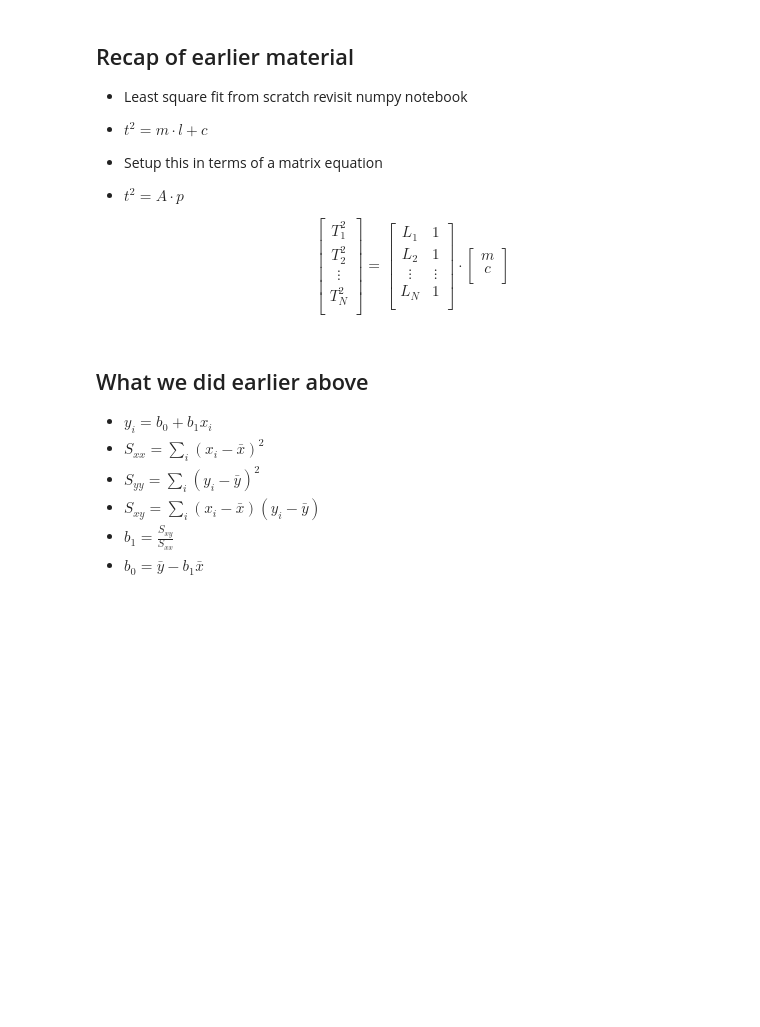
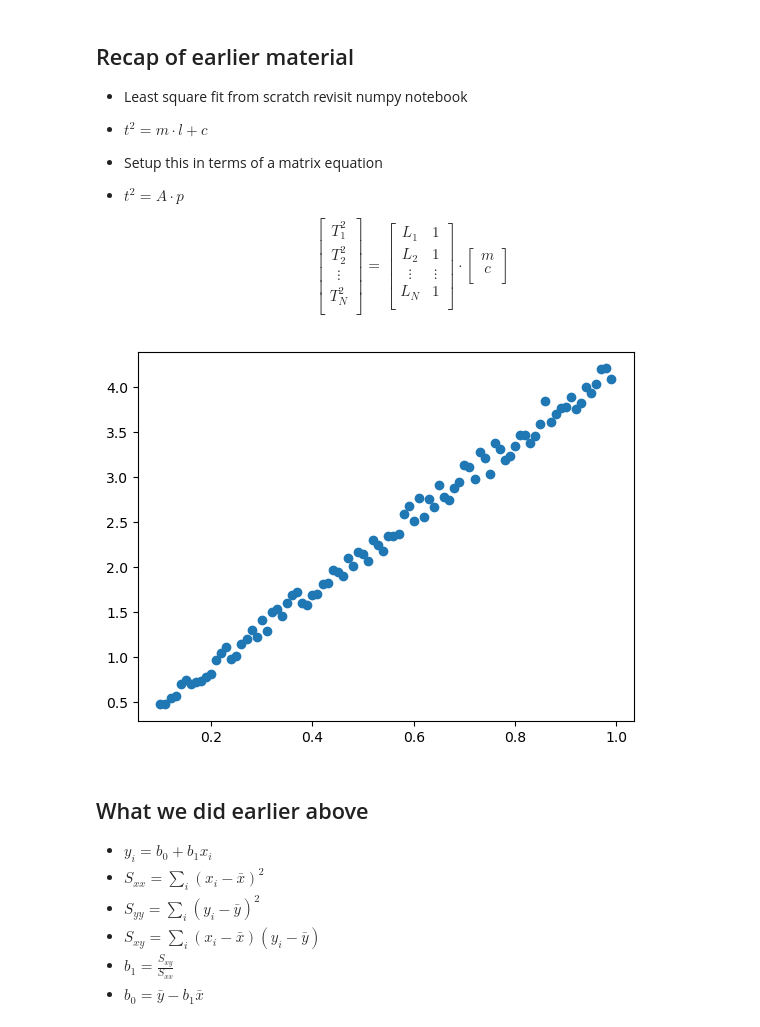
Before and after one commit to Amolsingh/IITB-DSAI, a Jupyter notebook: Programming for machine learning/Class/10_regression.ipynb, the cells around one changed output. Saved outputs shown, nothing was run; the diff lists cells and outputs as text; code cells hidden in the pictures; blank space fills up the shorter version.

```diff
--- a/Programming for machine learning/Class/10_regression.ipynb
+++ b/Programming for machine learning/Class/10_regression.ipynb
@@ -172,9 +172,11 @@ $$
   \end{bmatrix}
 $$
 # %%
-el, t = np.loadtxt('../data/pendulum.txt', unpack=True)
+el, t = np.loadtxt('data/pendulum.txt', unpack=True)
 tsq = t*t
 plt.scatter(el, tsq);
+# %% [output]
+[figure, added]
 # %%
 a = np.array([el, np.ones_like(el)]).T
 # %%
```
Also changed, not shown: 1 other file.
